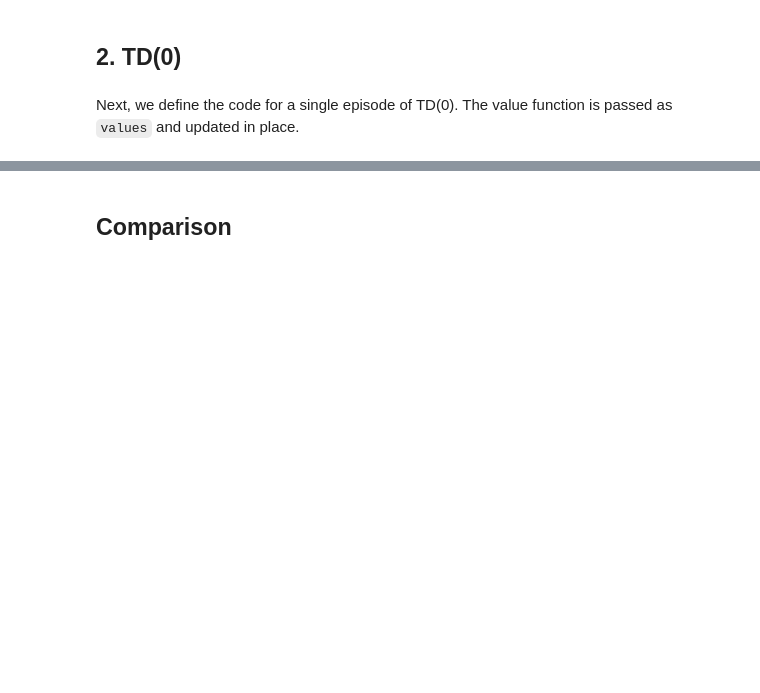
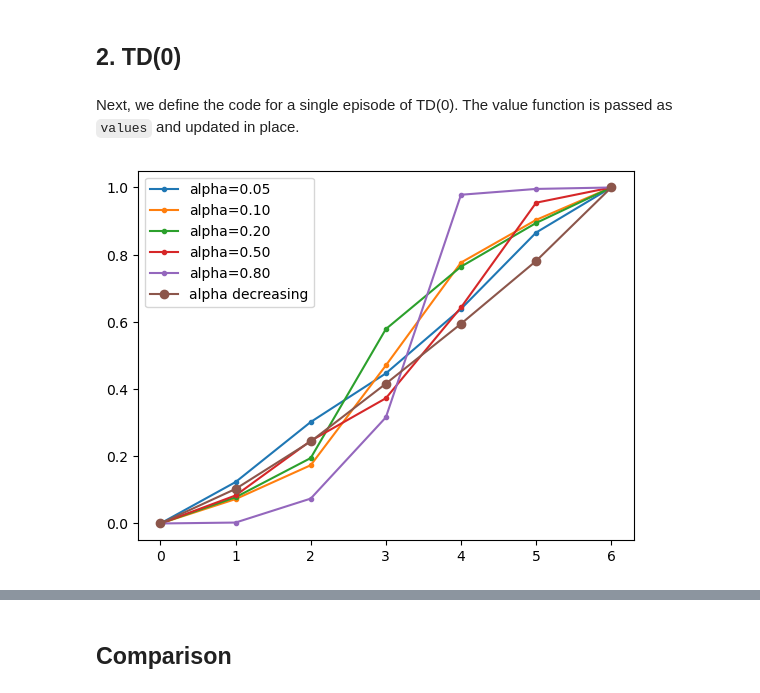
Before and after one commit to pbagnoud/ATML_2024, a Jupyter notebook: seminar04/randomWalk.ipynb, the cells around one changed output, grey strips where cells are left out. Cells and saved outputs as stored; diff of their text form; code cells hidden in the pictures; blank space fills up the shorter version.

```diff
--- a/seminar04/randomWalk.ipynb
+++ b/seminar04/randomWalk.ipynb
@@ -36,5 +41,6 @@ class RandomWalk:
 Set the length of the random walk used below.
 # %%
 LENGTH = 7
+GAMMA = 1
 # %% [markdown]
 Create an instance and test the environment
@@ -106,9 +171,14 @@ The value function is passed as `values` and updated in place.
 
 def tdEpisode(randomWalk: RandomWalk, values, alpha):
     # Initialize new random walk
-    # ...
+    randomWalk.reset()
 
     # Generate an episode, updating values in the process
-    # ...
+    while not (randomWalk.pos in randomWalk.TERMINAL_POSITIONS):
+        curent_state = randomWalk.pos
+        next_state = randomWalk.step()
+        reward = int(next_state == randomWalk.length-1)
+        values[curent_state] += alpha * (reward + GAMMA*values[next_state]- values[curent_state])
 
-    pass
+
+    return values
@@ -117,0 +185,19 @@ def tdEpisode(randomWalk: RandomWalk, values, alpha):
+# %%
+# Perform TD(0) by running many episodes
+NB_EPISODES = 1000
+for alpha in [0.05,0.1,0.2,0.5,0.8]:
+    values = np.zeros(rw.length)
+    for index in range(NB_EPISODES):
+        values = tdEpisode(rw, values,alpha)
+    values[-1] = 1
+    plt.plot(np.arange(rw.length),values,'.-',label=f"alpha={alpha:.2f}")
+values = np.zeros(rw.length)
+for index in range(NB_EPISODES):
+    values = tdEpisode(rw, values,1/(index+1))
+values[-1] = 1
+plt.plot(np.arange(rw.length),values,'o-',label=f"alpha decreasing")
+
+plt.legend()
+plt.show()
+# %% [output]
+[figure, added]
```
Also changed, not shown: parts of 16 cells of this notebook.
